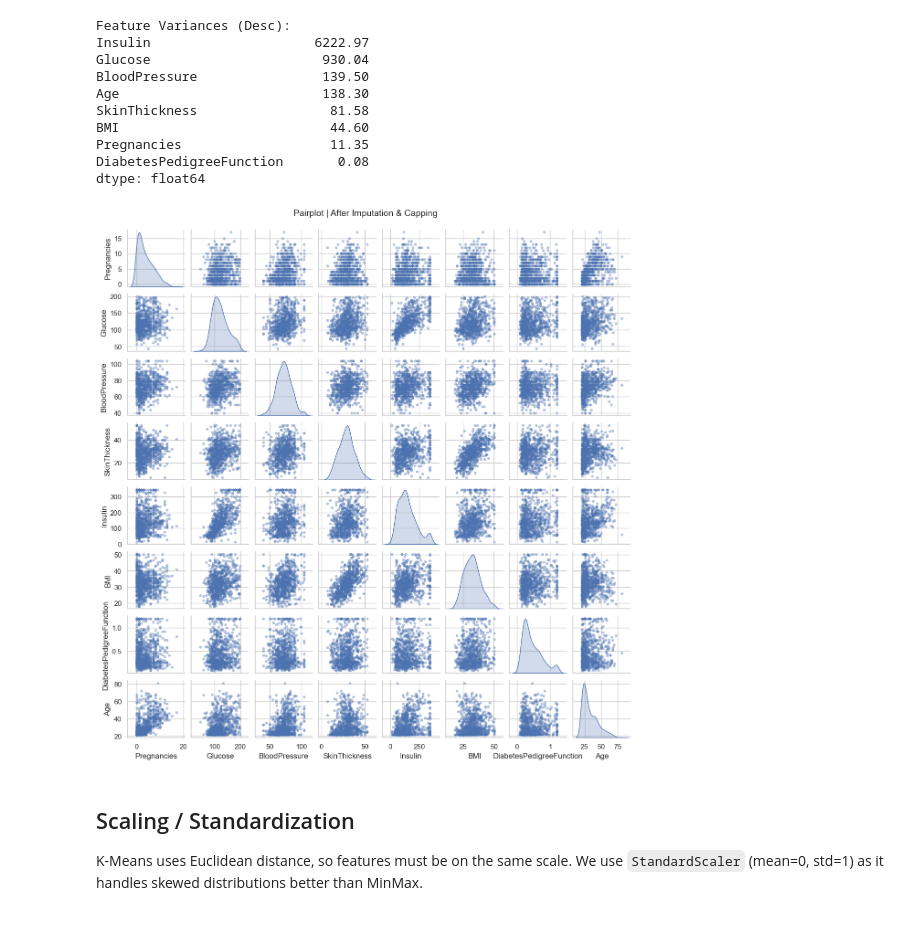
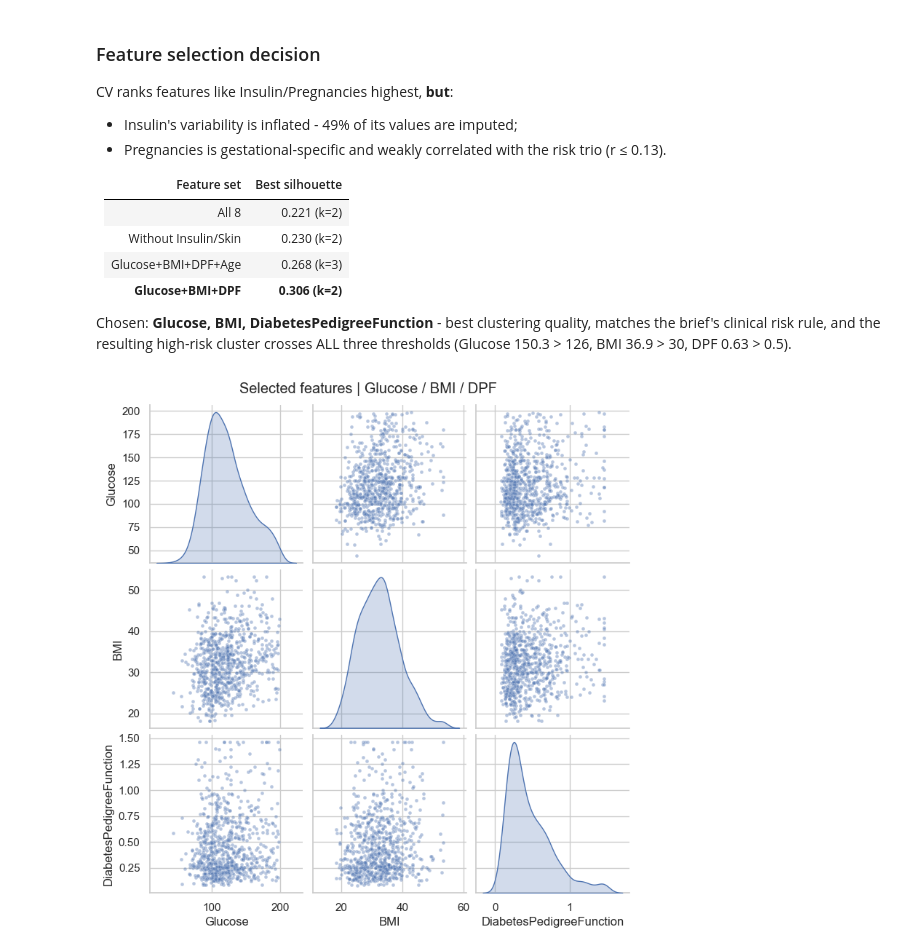
Before and after one commit to hamzalafsioui/DiaSense, a Jupyter notebook: notebooks/02_preprocessing.ipynb, the cells around one changed output. Drawn from its saved outputs; the diff is of its cells as text; code cells hidden in the pictures; blank space fills up the shorter version.

```diff
--- a/notebooks/02_preprocessing.ipynb
+++ b/notebooks/02_preprocessing.ipynb
@@ -86,0 +23,3 @@ dtype: int64
+# %%
+pipe = build_preprocessing_pipeline()
+pipe
@@ -86,0 +45,8 @@ dtype: int64
+# %%
+pipe.fit(df[CLINICAL_FEATURES])
+
+df_prepared = pipe.transform(df[CLINICAL_FEATURES])  # scaled space => K-Means-ready
+
+assert df_prepared.isna().sum().sum() == 0, "Imputation failed: NaN remain!"
+print("Pipeline fitted. Output:", df_prepared.shape, "| mean=0, std=1:")
+display(df_prepared.describe().round(3))
@@ -86,0 +64,9 @@ dtype: int64
+# %%
+df_capped_only = inverse_scale(pipe, pipe[:3].transform(df[CLINICAL_FEATURES]))  # capped & NaN kept
+df_clean = inverse_scale(pipe, df_prepared)                                      # capped + imputed
+
+report = pd.DataFrame({
+    "before_treatment": detect_outliers_iqr(df_nan, CLINICAL_FEATURES),
+    "after_treatment": detect_outliers_iqr(df_clean, CLINICAL_FEATURES),
+})
+display(report)
@@ -139,30 +159,26 @@ display(df_capped.describe())
+# %% [markdown]
+### Feature selection decision
+
+CV ranks features like Insulin/Pregnancies highest, **but**:
+- Insulin's variability is inflated - 49% of its values are imputed;
+- Pregnancies is gestational-specific and weakly correlated with the risk trio (r ≤ 0.13).
+
+| Feature set | Best silhouette |
+|---|---|
+| All 8 | 0.221 (k=2) |
+| Without Insulin/Skin | 0.230 (k=2) |
+| Glucose+BMI+DPF+Age | 0.268 (k=3) |
+| **Glucose+BMI+DPF** | **0.306 (k=2)**  |
+
+Chosen: **Glucose, BMI, DiabetesPedigreeFunction** - best clustering quality, matches the brief's
+clinical risk rule, and the resulting high-risk cluster crosses ALL three thresholds
+(Glucose 150.3 > 126, BMI 36.9 > 30, DPF 0.63 > 0.5).
 # %%
-variances = df_capped.var().sort_values(ascending=False)
-print("Feature Variances (Desc):")
-print(variances.round(2))
-
-sns.pairplot(
-    df_capped,
-    diag_kind="kde",
-    plot_kws={"alpha": 0.4, "s": 15, "edgecolor": None},
-    height=1.5
-)
-plt.suptitle("Pairplot | After Imputation & Capping", y=1.02, fontsize=14)
-# plt.savefig(FIGURES_DIR / "preprocessing_pairplot_full.png", dpi=150, bbox_inches="tight")
+# Pairplot of the 3 selected clustering features
+sns.pairplot(df_clean[CLUSTERING_FEATURES], diag_kind="kde",
+             plot_kws={"alpha": 0.4, "s": 12})
+plt.suptitle("Selected features | Glucose / BMI / DPF", y=1.02)
+plt.savefig(FIGURES_DIR / "preprocessing_pairplot_selected.png", dpi=150, bbox_inches="tight")
 plt.show()
 # %% [output]
-Feature Variances (Desc):
-Insulin                     6222.97
-Glucose                      930.04
-BloodPressure                139.50
-Age                          138.30
-SkinThickness                 81.58
-BMI                           44.60
-Pregnancies                   11.35
-DiabetesPedigreeFunction       0.08
-dtype: float64
-[figure, old version]
+[figure, new version]
-# %% [markdown]
-## Scaling / Standardization
-K-Means uses Euclidean distance, so features must be on the same scale.
-We use `StandardScaler` (mean=0, std=1) as it handles skewed distributions better than MinMax.
```
Also changed, not shown: parts of 21 cells of this notebook, 5 other files.
